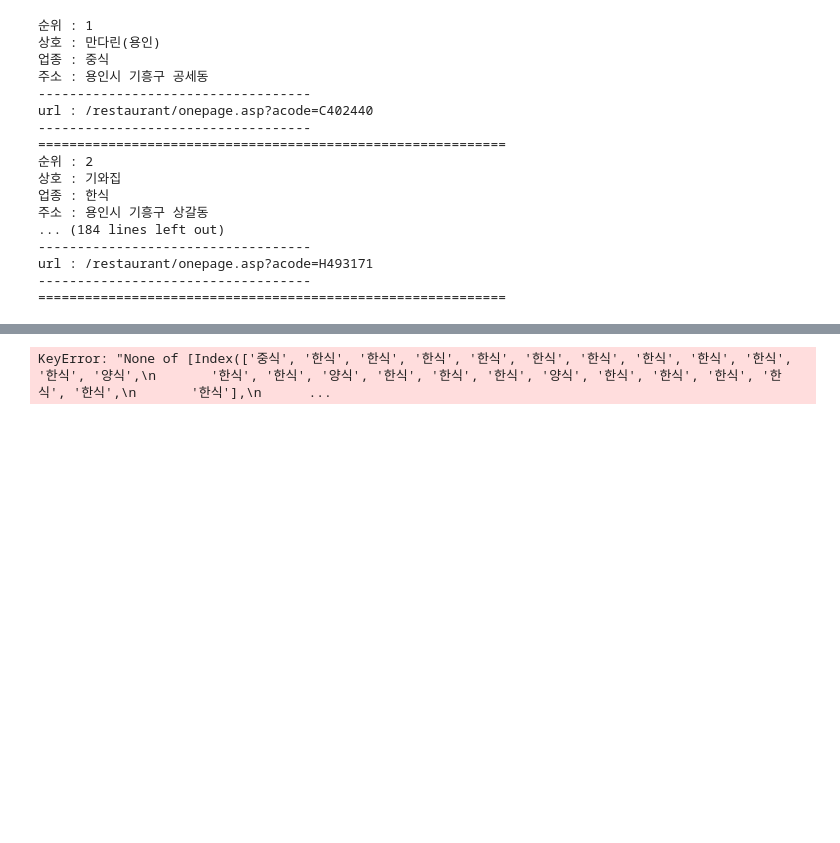
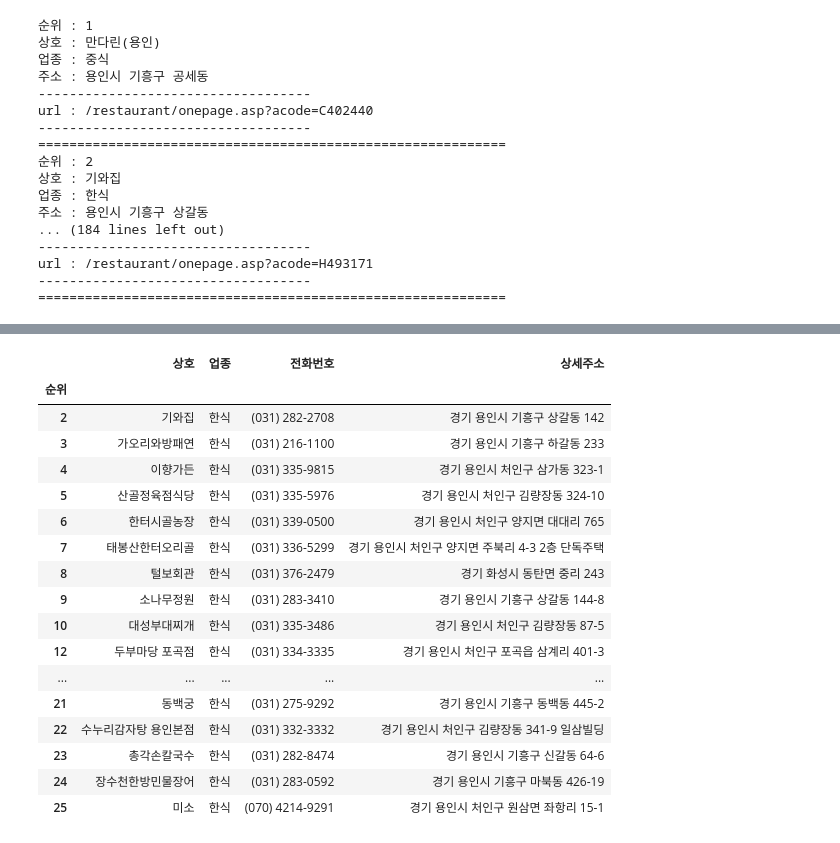
Before and after one commit to ean0418/ean0418, a Jupyter notebook: Aug05_2_Example.ipynb, the cells around one changed output, grey strips where cells are left out. Cells and saved outputs as stored; diff of their text form; code cells hidden in the pictures; blank space fills up the shorter version.

```diff
--- a/Aug05_2_Example.ipynb
+++ b/Aug05_2_Example.ipynb
@@ -166,8 +160,25 @@ TypeError: can only concatenate str (not "dict") to str
 # %%
 # 업종이 한식인 가게의 정보만 출력
-df[df['업종']] == '한식'
+df[df['업종'] == '한식']
 # %% [output]
-KeyError: "None of [Index(['중식', '한식', '한식', '한식', '한식', '한식', '한식', '한식', '한식', '한식', '한식', '양식',\n       '한식', '한식', '양식', '한식', '한식', '한식', '양식', '한식', '한식', '한식', '한식', '한식',\n       '한식'],\n      ...
+|  | 상호 | 업종 | 전화번호 | 상세주소 |
+| 순위 |  |  |  |  |
+| 2 | 기와집 | 한식 | (031) 282-2708 | 경기 용인시 기흥구 상갈동 142 |
+| 3 | 가오리와방패연 | 한식 | (031) 216-1100 | 경기 용인시 기흥구 하갈동 233 |
+| 4 | 이향가든 | 한식 | (031) 335-9815 | 경기 용인시 처인구 삼가동 323-1 |
+| 5 | 산골정육점식당 | 한식 | (031) 335-5976 | 경기 용인시 처인구 김량장동 324-10 |
+| 6 | 한터시골농장 | 한식 | (031) 339-0500 | 경기 용인시 처인구 양지면 대대리 765 |
+| 7 | 태봉산한터오리골 | 한식 | (031) 336-5299 | 경기 용인시 처인구 양지면 주북리 4-3 2층 단독주택 |
+| 8 | 털보회관 | 한식 | (031) 376-2479 | 경기 화성시 동탄면 중리 243 |
+| 9 | 소나무정원 | 한식 | (031) 283-3410 | 경기 용인시 기흥구 상갈동 144-8 |
+| 10 | 대성부대찌개 | 한식 | (031) 335-3486 | 경기 용인시 처인구 김량장동 87-5 |
+| 12 | 두부마당 포곡점 | 한식 | (031) 334-3335 | 경기 용인시 처인구 포곡읍 삼계리 401-3 |
+| ... | ... | ... | ... | ... |
+| 21 | 동백궁 | 한식 | (031) 275-9292 | 경기 용인시 기흥구 동백동 445-2 |
+| 22 | 수누리감자탕 용인본점 | 한식 | (031) 332-3332 | 경기 용인시 처인구 김량장동 341-9 일삼빌딩 |
+| 23 | 총각손칼국수 | 한식 | (031) 282-8474 | 경기 용인시 기흥구 신갈동 64-6 |
+| 24 | 장수천한방민물장어 | 한식 | (031) 283-0592 | 경기 용인시 기흥구 마북동 426-19 |
+| 25 | 미소 | 한식 | (070) 4214-9291 | 경기 용인시 처인구 원삼면 좌항리 15-1 |
 # %%
 # 특정 구에 있는 가게의 정보만 출력
 # Pandas에서 Series의 특정 문자열 찾기 : str.contains()
```
Also changed, not shown: parts of 4 cells of this notebook.
